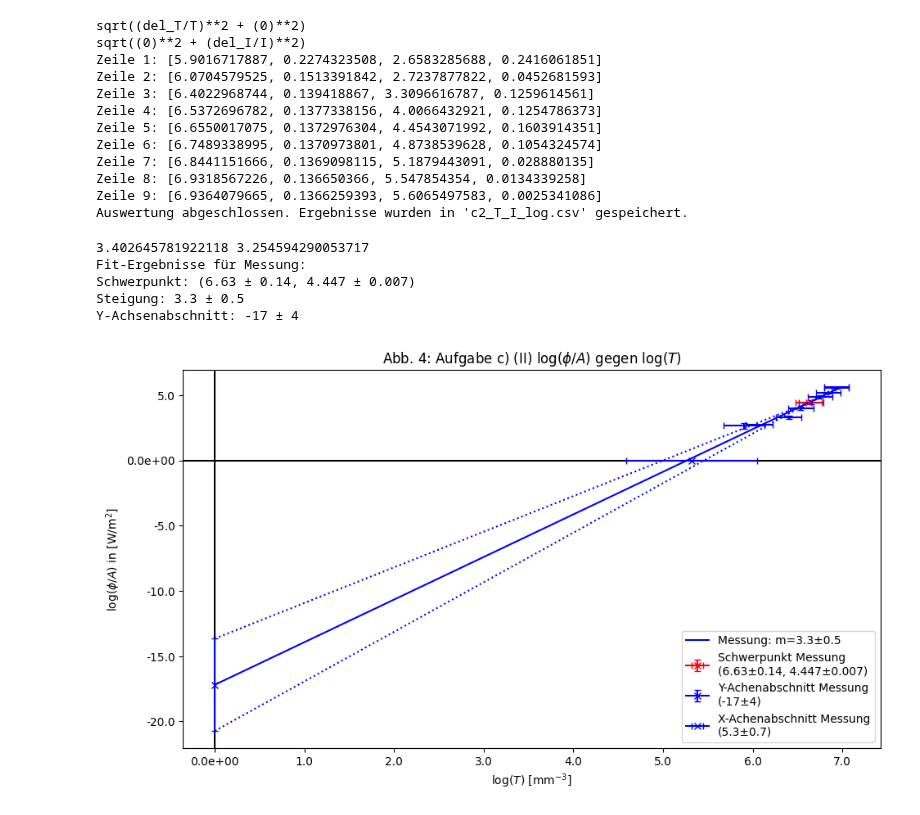
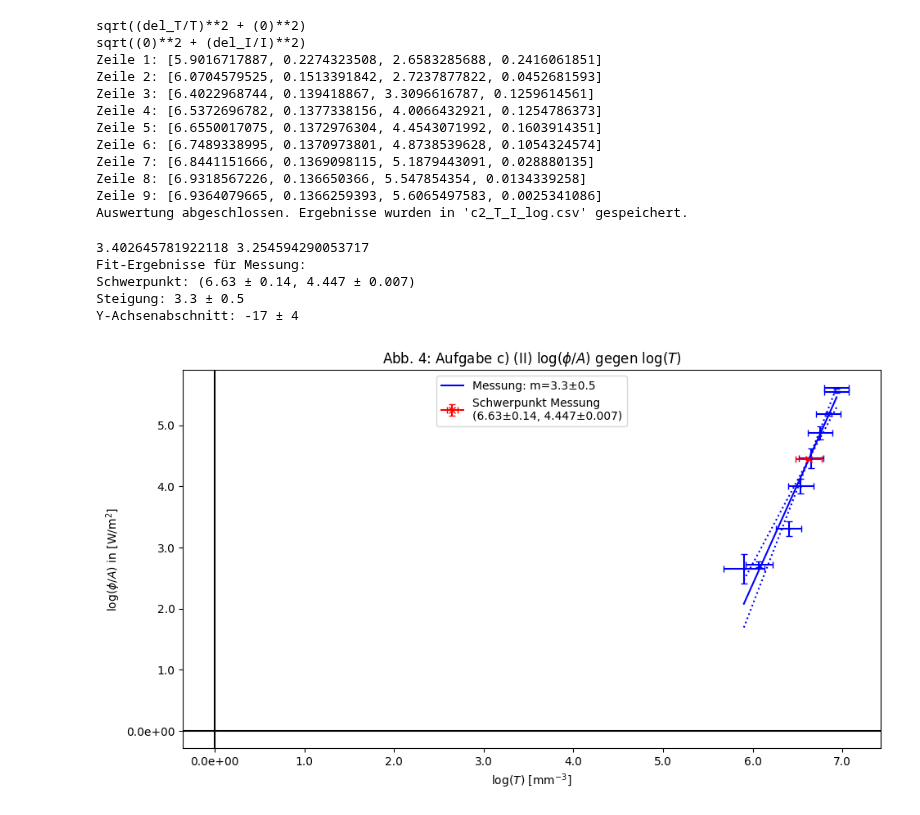
Before and after one commit to Patrixon0/data-analysis-plotting-tool, a Jupyter notebook: P3/Theo_Patrick/372/372_main.ipynb, the cells around one changed output. Drawn from its saved outputs; the diff is of its cells as text; code cells hidden in the pictures.

```diff
--- a/P3/Theo_Patrick/372/372_main.ipynb
+++ b/P3/Theo_Patrick/372/372_main.ipynb
@@ -321,34 +347,32 @@ Auswertung abgeschlossen. Ergebnisse wurden in 'c2_T_I_log.csv' gespeichert.
 geraden_fit(
     exp_nr='',
     file_n='c2_T_I_log.csv',
     title=r'Abb. 4: Aufgabe c) (II) $\log(\phi / A)$ gegen $\log(T)$',
     y_label=r'$\log(\phi / A)$ in [$\text{W} / \text{m}^2$]',
     x_label=r'$\log(T)$ [$\text{mm}^{-3}$]',
     save=True,
     length=11,
     height=6,
     x_axis=0,
     y_axis=0,
     # x_major_ticks=50,   # Hauptticks alle 10 Einheiten
     # x_minor_ticks=10,    # Nebenticks alle 1 Einheit
     # y_major_ticks=0.2,
     # y_minor_ticks=0.05,
     legendlocation='best',
     y_labels=['Messung'],  # Provide labels for each dataset
     # y_markers=['o'],       # Optional: specify markers
     y_colors=['blue'], # Optional: specify colors
     x_decimal_places=0,
     y_decimal_places=1,
     plot_errors =  True,
     linear_fit=True,
-    plot_y_inter=True,
-    size = 1.3,
-    plot_x_inter = True
+    size = 1.3
 )
 # %% [output]
 3.402645781922118 3.254594290053717
 Fit-Ergebnisse für Messung:
 Schwerpunkt: (6.63 ± 0.14, 4.447 ± 0.007)
 Steigung: 3.3 ± 0.5
 Y-Achsenabschnitt: -17 ± 4
-[figure, old version]
+[figure, new version]
```
Also changed, not shown: parts of 1 cell of this notebook, 6 other files.
